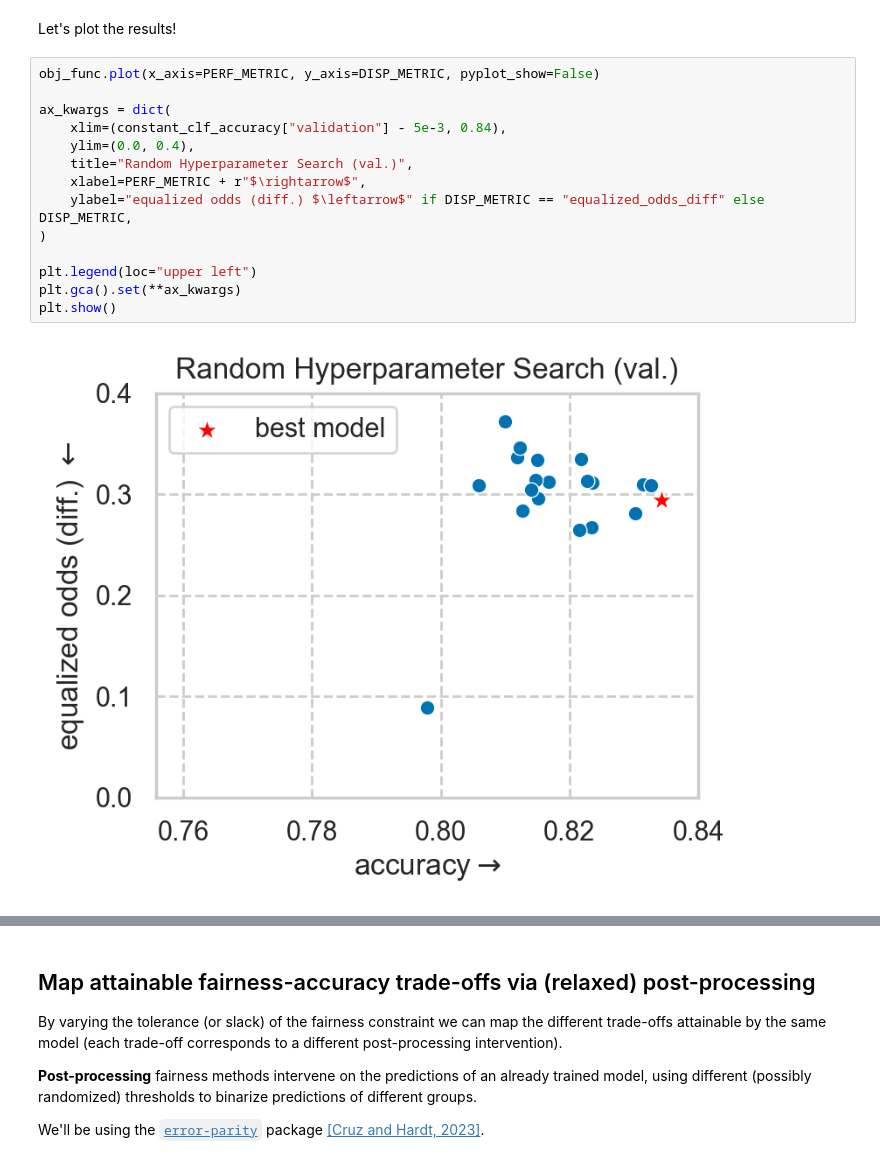
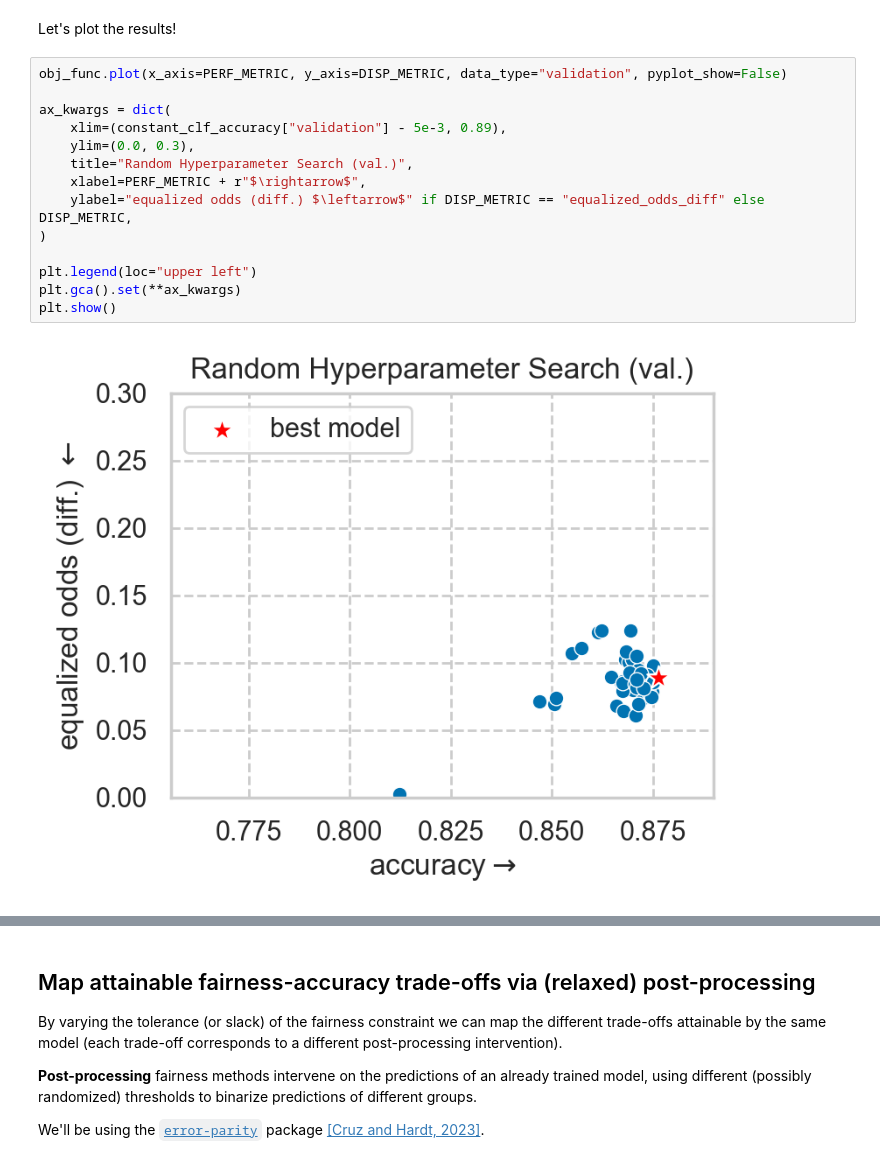
Before and after one commit to AndreFCruz/eds-2023, a Jupyter notebook: notebooks/training-fairer-models.ipynb, the cells around one changed output, grey strips where cells are left out. Cells and saved outputs as stored; diff of their text form.

```diff
--- a/notebooks/training-fairer-models.ipynb
+++ b/notebooks/training-fairer-models.ipynb
@@ -145,20 +148,20 @@ Wall time: 2.8 s
 # %% [markdown]
 Let's plot the results!
 # %%
-obj_func.plot(x_axis=PERF_METRIC, y_axis=DISP_METRIC, pyplot_show=False)
+obj_func.plot(x_axis=PERF_METRIC, y_axis=DISP_METRIC, data_type="validation", pyplot_show=False)
 
 ax_kwargs = dict(
-    xlim=(constant_clf_accuracy["validation"] - 5e-3, 0.84),
-    ylim=(0.0, 0.4),
+    xlim=(constant_clf_accuracy["validation"] - 5e-3, 0.89),
+    ylim=(0.0, 0.3),
     title="Random Hyperparameter Search (val.)",
     xlabel=PERF_METRIC + r"$\rightarrow$",
     ylabel="equalized odds (diff.) $\leftarrow$" if DISP_METRIC == "equalized_odds_diff" else DISP_METRIC,
 )
 
 plt.legend(loc="upper left")
 plt.gca().set(**ax_kwargs)
 plt.show()
 # %% [output]
-[figure, old version]
+[figure, new version]
 # %%
 unconstr_clf = obj_func.reconstruct_model(obj_func.best_trial)
```
Also changed, not shown: parts of 11 cells of this notebook, 9 other files.
